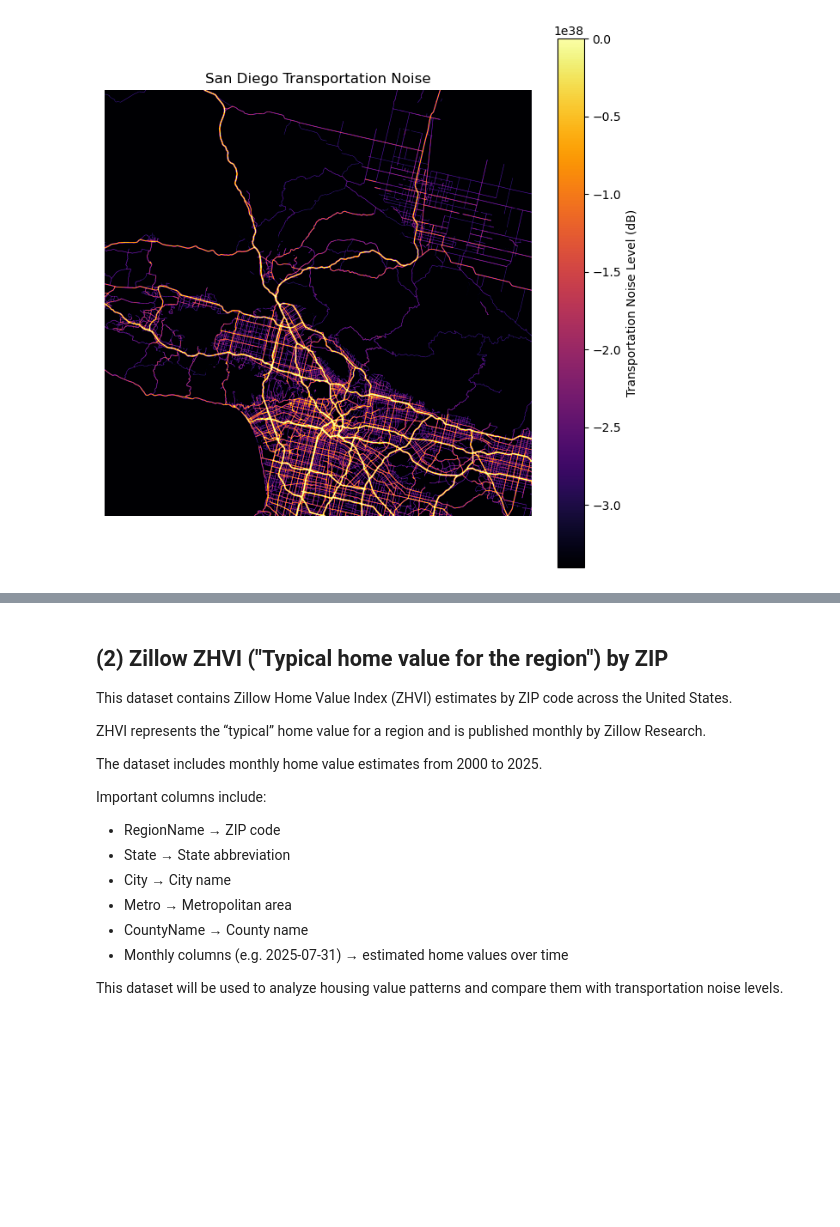
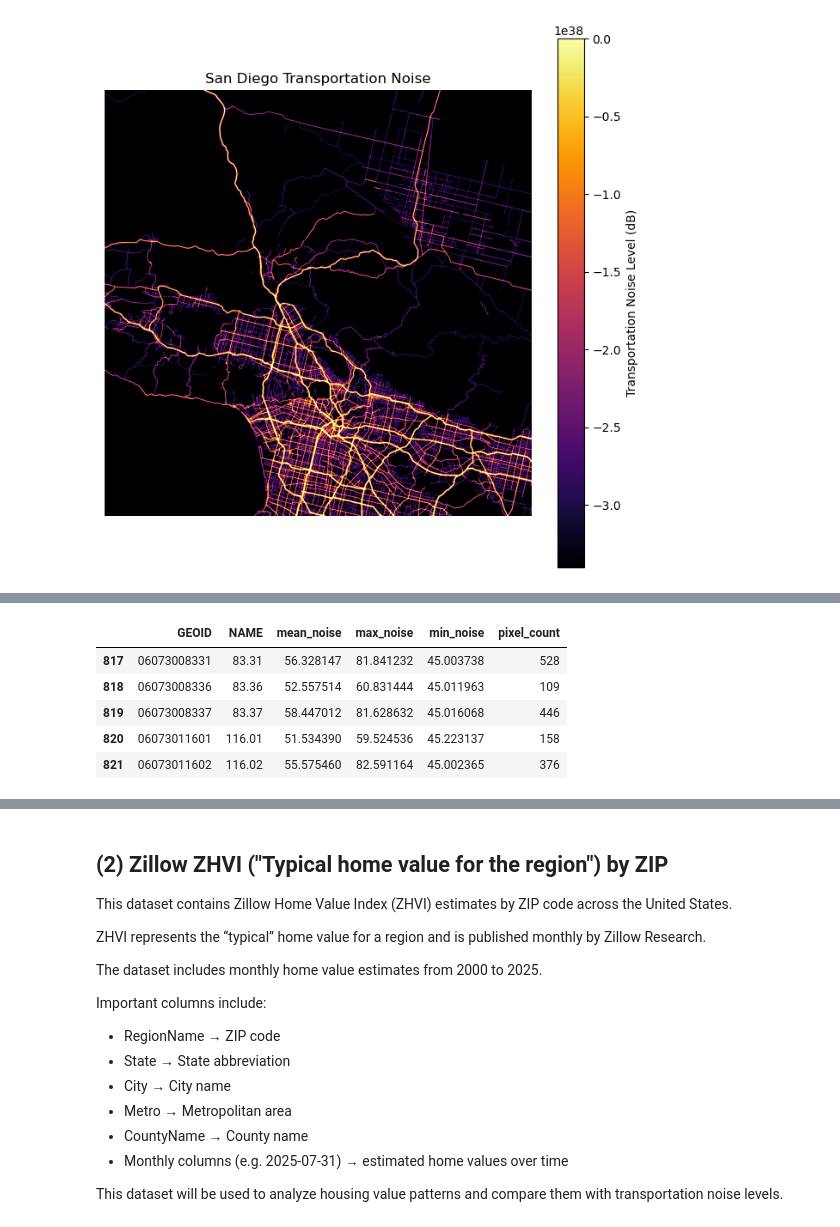
Before and after one commit to nengmao888/math189-final-project, a Jupyter notebook: data/math_189_datasets.ipynb, the cells around one changed output, grey strips where cells are left out. Cells and saved outputs as stored; diff of their text form; code cells hidden in the pictures; blank space fills up the shorter version.

```diff
--- a/data/math_189_datasets.ipynb
+++ b/data/math_189_datasets.ipynb
@@ -141,0 +270,23 @@ plt.show()
+# %%
+# Calculate average road noise for each census tract
+
+from rasterstats import zonal_stats
+import rasterio
+
+noise_path = "CONUS_road_noise_2020/State_rasters/CA_road_noise_2020.tif"
+
+# Get the exact NoData value from the raster
+with rasterio.open(noise_path) as src:
+    nodata_value = src.nodata
+
+print("Raster NoData value:", nodata_value)
+
+stats = zonal_stats(
+    sd_tracts,
+    noise_path,
+    stats=["mean", "max", "min", "count"],
+    nodata=nodata_value,
+    all_touched=True
+)
+
+stats[:5]
@@ -141,0 +315,20 @@ plt.show()
+# %%
+# Add noise statistics back to census tract dataframe
+
+sd_noise_by_tract = sd_tracts.copy()
+
+sd_noise_by_tract["mean_noise"] = [s["mean"] for s in stats]
+sd_noise_by_tract["max_noise"] = [s["max"] for s in stats]
+sd_noise_by_tract["min_noise"] = [s["min"] for s in stats]
+sd_noise_by_tract["pixel_count"] = [s["count"] for s in stats]
+
+sd_noise_by_tract[
+    ["GEOID", "NAME", "mean_noise", "max_noise", "min_noise", "pixel_count"]
+].head()
+# %% [output]
+|  | GEOID | NAME | mean_noise | max_noise | min_noise | pixel_count |
+| 817 | 06073008331 | 83.31 | 56.328147 | 81.841232 | 45.003738 | 528 |
+| 818 | 06073008336 | 83.36 | 52.557514 | 60.831444 | 45.011963 | 109 |
+| 819 | 06073008337 | 83.37 | 58.447012 | 81.628632 | 45.016068 | 446 |
+| 820 | 06073011601 | 116.01 | 51.534390 | 59.524536 | 45.223137 | 158 |
+| 821 | 06073011602 | 116.02 | 55.575460 | 82.591164 | 45.002365 | 376 |
```
Also changed, not shown: parts of 25 cells of this notebook.
